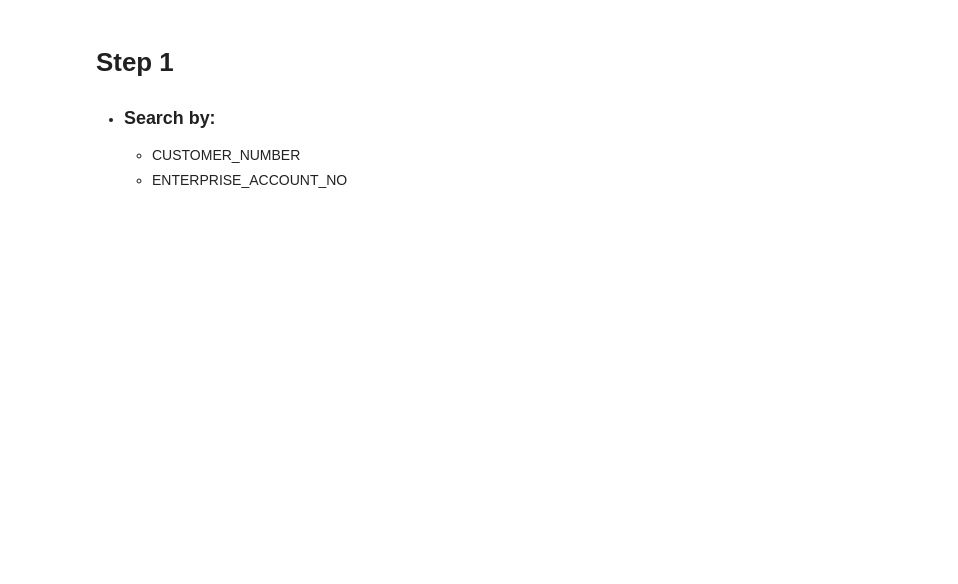
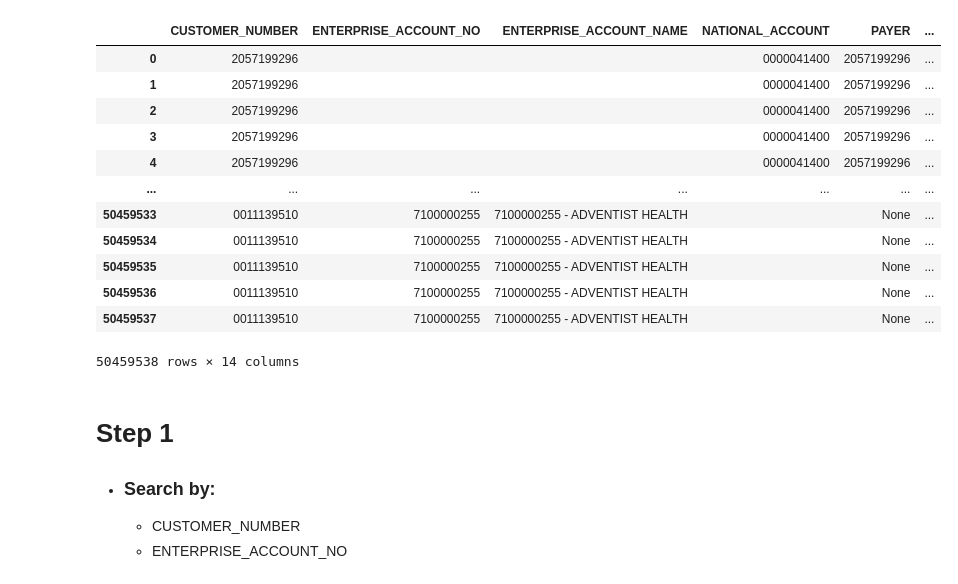
Before and after one commit to cah-madison-johnson/treasure_chest, a Jupyter notebook: WADTP/WAPD_SQL.ipynb, the cells around one changed output. Cells and saved outputs as stored; diff of their text form; code cells hidden in the pictures; blank space fills up the shorter version.

```diff
--- a/WADTP/WAPD_SQL.ipynb
+++ b/WADTP/WAPD_SQL.ipynb
@@ -44,6 +44,22 @@ ORDER BY
 # Import the data with imputation
 bqclient = bigquery.Client()
 df = bqclient.query(query).to_dataframe()
+# %%
+df
+# %% [output]
+|  | CUSTOMER_NUMBER | ENTERPRISE_ACCOUNT_NO | ENTERPRISE_ACCOUNT_NAME | NATIONAL_ACCOUNT | PAYER | ... |
+| 0 | 2057199296 |  |  | 0000041400 | 2057199296 | ... |
+| 1 | 2057199296 |  |  | 0000041400 | 2057199296 | ... |
+| 2 | 2057199296 |  |  | 0000041400 | 2057199296 | ... |
+| 3 | 2057199296 |  |  | 0000041400 | 2057199296 | ... |
+| 4 | 2057199296 |  |  | 0000041400 | 2057199296 | ... |
+| ... | ... | ... | ... | ... | ... | ... |
+| 50459533 | 0011139510 | 7100000255 | 7100000255 - ADVENTIST HEALTH |  | None | ... |
+| 50459534 | 0011139510 | 7100000255 | 7100000255 - ADVENTIST HEALTH |  | None | ... |
+| 50459535 | 0011139510 | 7100000255 | 7100000255 - ADVENTIST HEALTH |  | None | ... |
+| 50459536 | 0011139510 | 7100000255 | 7100000255 - ADVENTIST HEALTH |  | None | ... |
+| 50459537 | 0011139510 | 7100000255 | 7100000255 - ADVENTIST HEALTH |  | None | ... |
+50459538 rows × 14 columns
 # %% [markdown]
 # Step 1
 - ### Search by:
```
Also changed, not shown: parts of 14 cells of this notebook, 1 other file.
